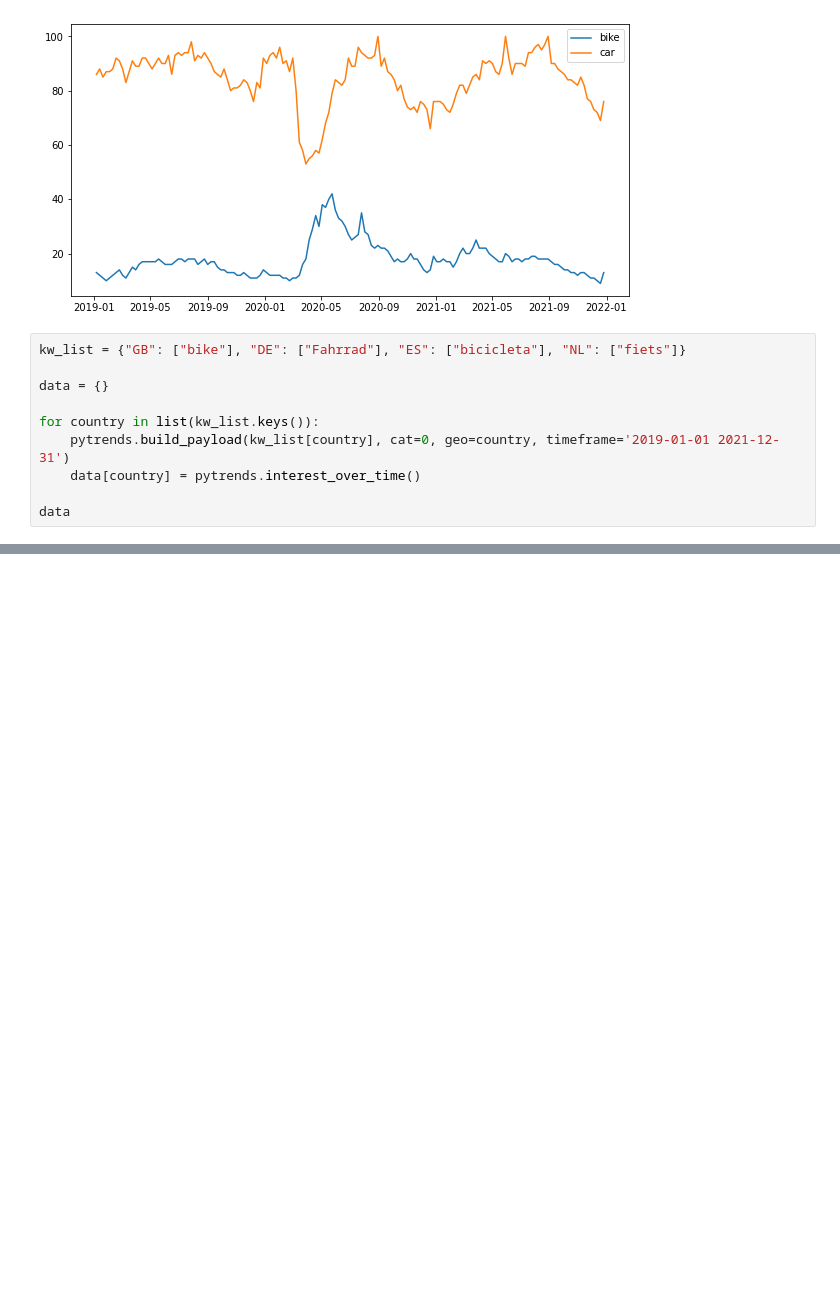
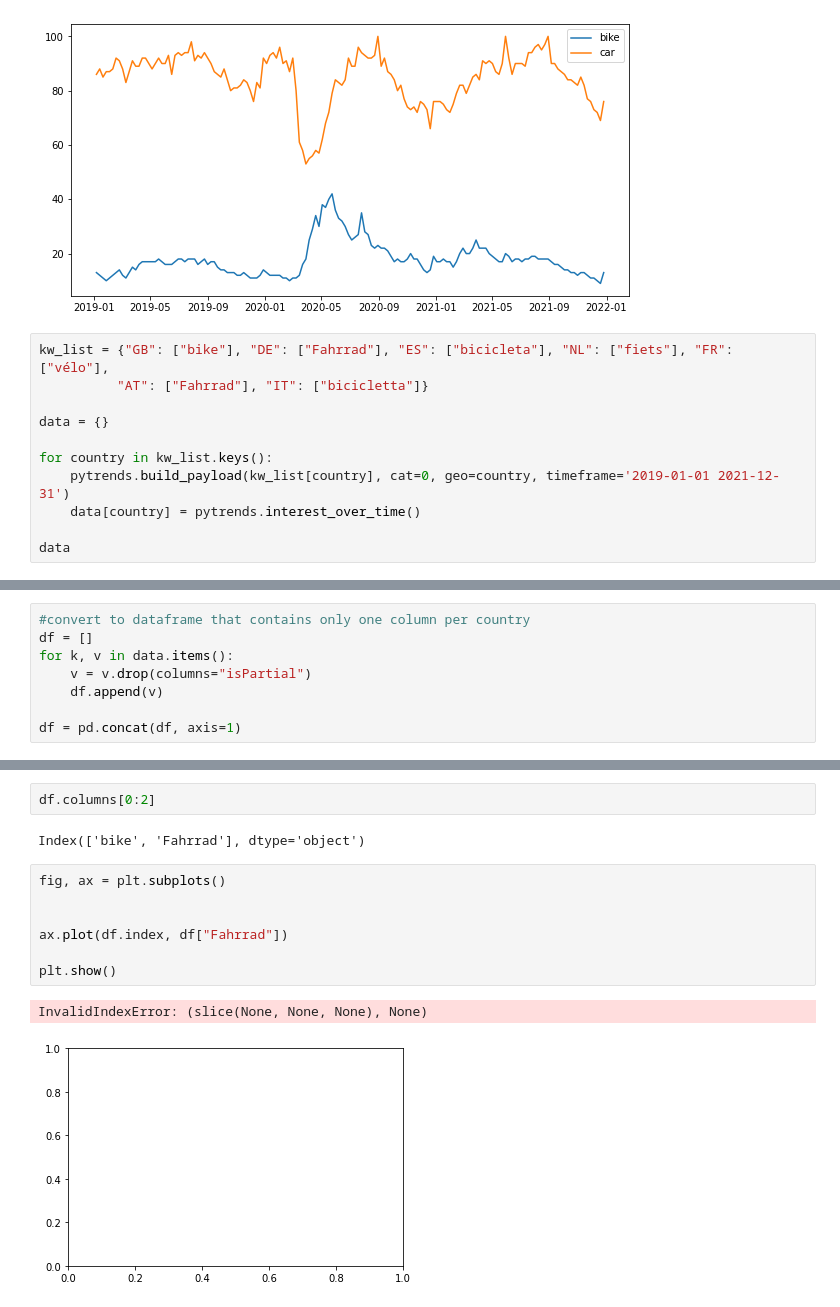
Before and after one commit to Lisa-Ho/small-data-projects, a Jupyter notebook: 2204-why-do-cyclists/notebook/why-do-cyclists-1-scraping.ipynb, the cells around one changed output, grey strips where cells are left out. Saved outputs shown, nothing was run; the diff lists cells and outputs as text; blank space fills up the shorter version.

```diff
--- a/2204-why-do-cyclists/notebook/why-do-cyclists-1-scraping.ipynb
+++ b/2204-why-do-cyclists/notebook/why-do-cyclists-1-scraping.ipynb
@@ -216,11 +217,12 @@ plt.legend()
 <matplotlib.legend.Legend at 0x...>
 [figure]
 # %%
-kw_list = {"GB": ["bike"], "DE": ["Fahrrad"], "ES": ["bicicleta"], "NL": ["fiets"]}
+kw_list = {"GB": ["bike"], "DE": ["Fahrrad"], "ES": ["bicicleta"], "NL": ["fiets"], "FR": ["vélo"],
+          "AT": ["Fahrrad"], "IT": ["bicicletta"]}
 
 data = {}
 
-for country in list(kw_list.keys()):
+for country in kw_list.keys():
     pytrends.build_payload(kw_list[country], cat=0, geo=country, timeframe='2019-01-01 2021-12-31')
     data[country] = pytrends.interest_over_time()
 
@@ -244,2 +246,10 @@ data
 
  [156 rows x 2 columns]}
+# %%
+#convert to dataframe that contains only one column per country
+df = []
+for k, v in data.items():
+    v = v.drop(columns="isPartial")
+    df.append(v)
+
+df = pd.concat(df, axis=1)
@@ -245,0 +284,14 @@ data
+# %%
+df.columns[0:2]
+# %% [output]
+Index(['bike', 'Fahrrad'], dtype='object')
+# %%
+fig, ax = plt.subplots()
+
+
+ax.plot(df.index, df["Fahrrad"])
+
+plt.show()
+# %% [output]
+InvalidIndexError: (slice(None, None, None), None)
+[figure, added]
```
Also changed, not shown: parts of 5 cells of this notebook.
